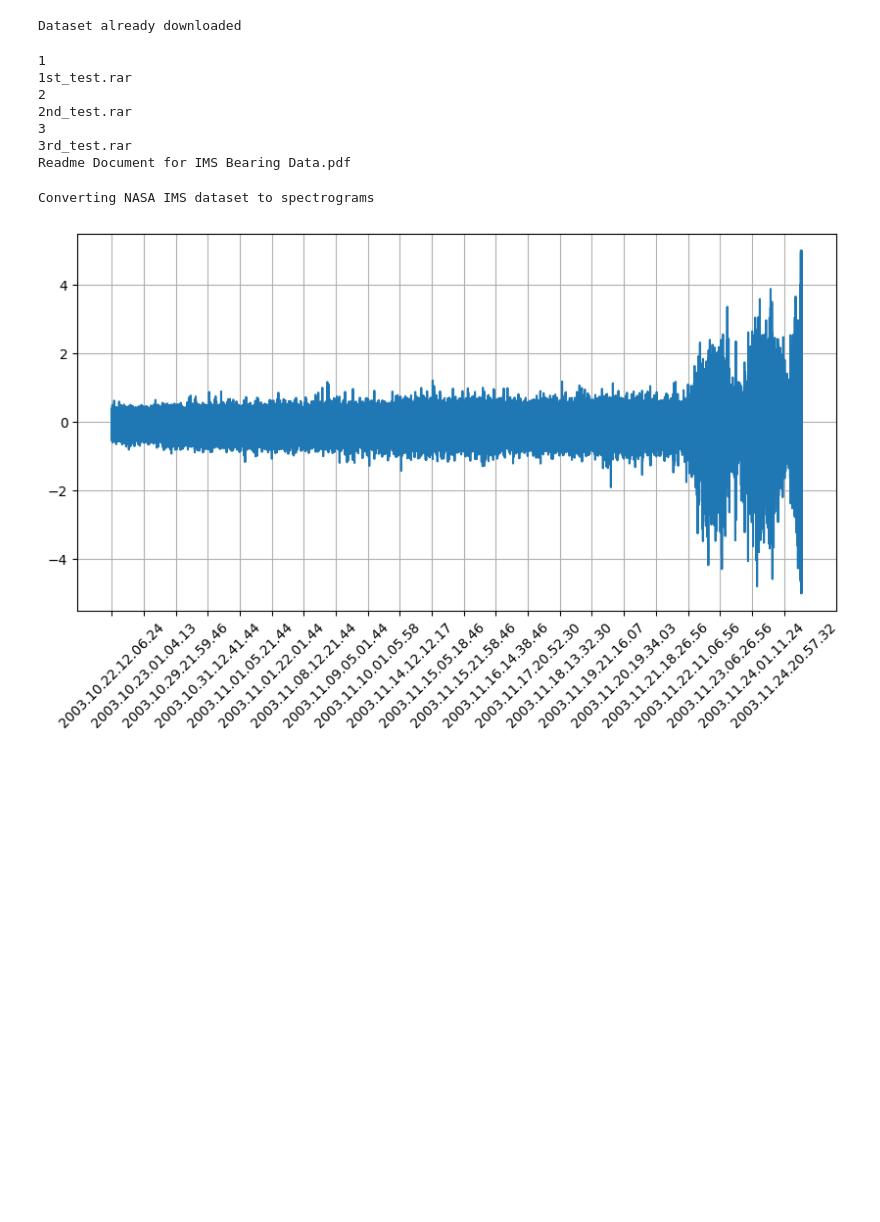
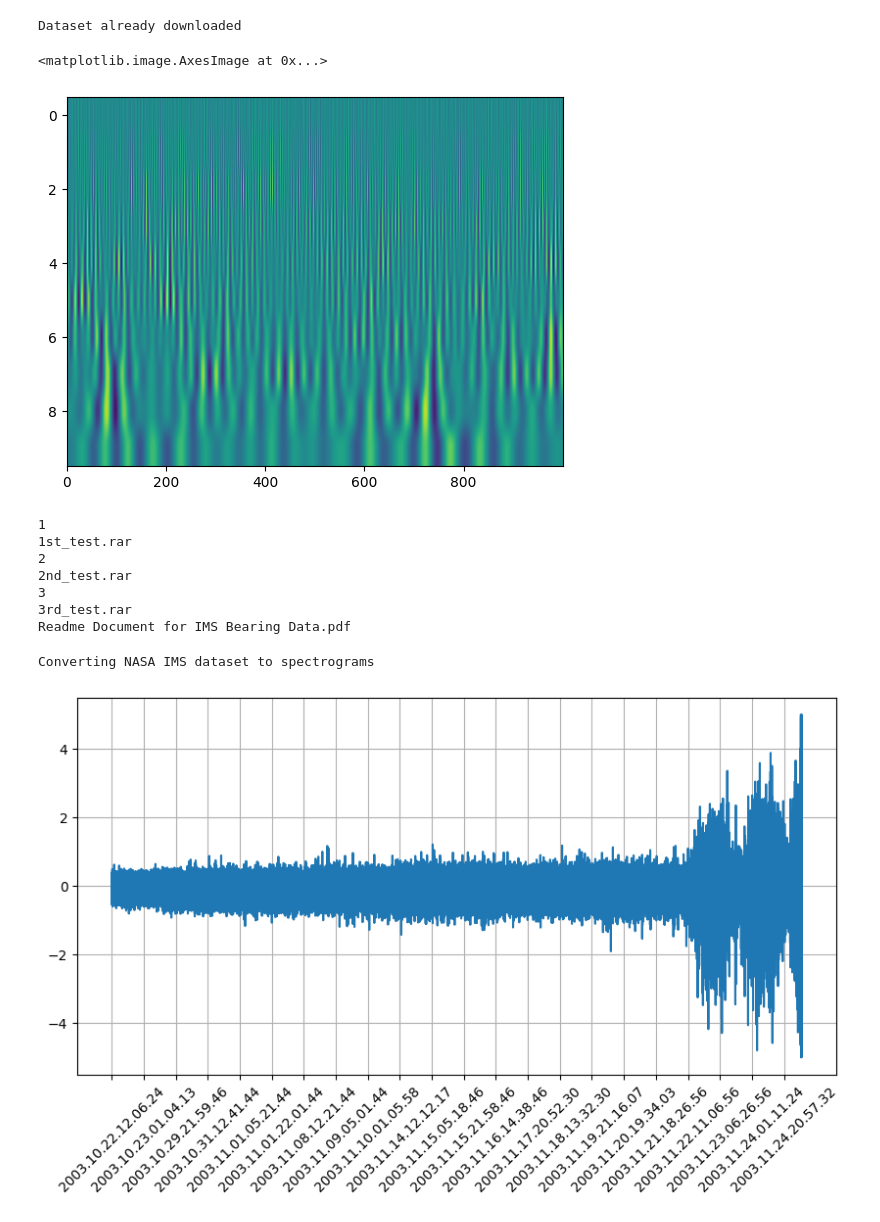
Before and after one commit to bitmorse/bearings-max78000, a Jupyter notebook: make_dataset.ipynb, the cells around one changed output. Cells and saved outputs as stored; diff of their text form; code cells hidden in the pictures; blank space fills up the shorter version.

Commit message:
added wavelib test code to notebook

```diff
--- a/make_dataset.ipynb
+++ b/make_dataset.ipynb
@@ -24,6 +29,14 @@ else:
     os.system("unzip " + ZIPPED + " -d " + TEMP_PATH + DATASET_NAME)
 # %% [output]
 Dataset already downloaded
+# %%
+wl = WavelibH('../wavelib/python/libwavelibwrapper.so')
+randominput = np.random.rand(1000)
+re, im = wl.cwt(randominput, 5, 1, 10)
+plt.imshow(re, aspect='auto')
+# %% [output]
+<matplotlib.image.AxesImage at 0x...>
+[figure, added]
 # %%
 IMS_PATH = TEMP_PATH + DATASET_NAME + "/IMS/"
 os.chdir(IMS_PATH)
```
Also changed, not shown: parts of 8 cells of this notebook, 1 other file.
